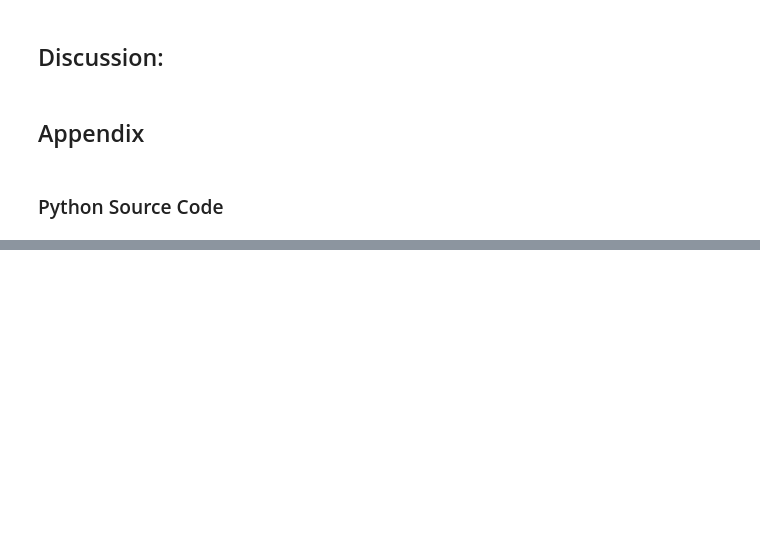
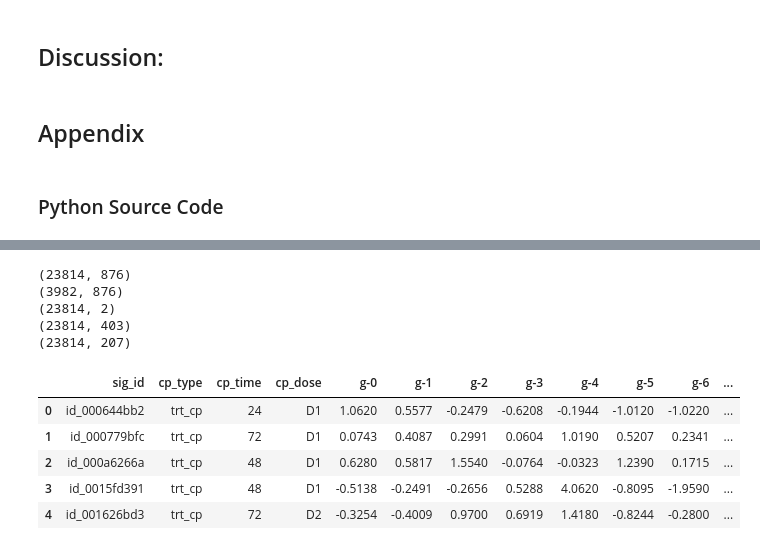
Before and after one commit to mdespinoza/MOA_Project, a Jupyter notebook: code/MOA_Project_Code.ipynb, the cells around one changed output, grey strips where cells are left out. Cells and saved outputs as stored; diff of their text form; code cells hidden in the pictures; blank space fills up the shorter version.

```diff
--- a/code/MOA_Project_Code.ipynb
+++ b/code/MOA_Project_Code.ipynb
@@ -93,4 +93,29 @@ Types of Models Mentioned:
 ## Appendix
 # %% [markdown]
 ### Python Source Code
+# %%
+import pandas as pd
+import numpy as np
+import os
+import re
+import math
+import time
+from varclushi import VarClusHi
+from sklearn.ensemble import RandomForestRegressor
+from sklearn.metrics import roc_auc_score
+from sklearn.ensemble import RandomForestClassifier
+from sklearn.metrics import confusion_matrix
+import matplotlib.pyplot as plt
+import seaborn
+import matplotlib.pyplot as plt
+from sklearn.metrics import roc_curve, auc, roc_auc_score
+from sklearn.svm import SVC
+import random
+import plotly.express as px
+import plotly.graph_objects as go
+from plotly.subplots import make_subplots
+import matplotlib.pyplot as plt
+%matplotlib inline
+
+pd.options.display.max_columns = None
 # %% [markdown]
@@ -97,0 +130,29 @@ Types of Models Mentioned:
+# %%
+#import both the data
+train_features = pd.read_csv("/Users/mdespinoza/Desktop/Github/data/train_features.csv")
+test_features = pd.read_csv("/Users/mdespinoza/Desktop/Github/data/test_features.csv")
+train_drug = pd.read_csv("/Users/mdespinoza/Desktop/Github/data/train_drug.csv")
+train_targets_nonscored = pd.read_csv("/Users/mdespinoza/Desktop/Github/data/train_targets_nonscored.csv")
+train_targets_scored = pd.read_csv("/Users/mdespinoza/Desktop/Github/data/train_targets_scored.csv")
+
+#view that all the data is there by seeing the shape
+print(train_features.shape)
+print(test_features.shape)
+print(train_drug.shape)
+print(train_targets_nonscored.shape)
+print(train_targets_scored.shape)
+# %% [output]
+(23814, 876)
+(3982, 876)
+(23814, 2)
+(23814, 403)
+(23814, 207)
+# %%
+train_features.head()
+# %% [output]
+|  | sig_id | cp_type | cp_time | cp_dose | g-0 | g-1 | g-2 | g-3 | g-4 | g-5 | g-6 | ... |
+| 0 | id_000644bb2 | trt_cp | 24 | D1 | 1.0620 | 0.5577 | -0.2479 | -0.6208 | -0.1944 | -1.0120 | -1.0220 | ... |
+| 1 | id_000779bfc | trt_cp | 72 | D1 | 0.0743 | 0.4087 | 0.2991 | 0.0604 | 1.0190 | 0.5207 | 0.2341 | ... |
+| 2 | id_000a6266a | trt_cp | 48 | D1 | 0.6280 | 0.5817 | 1.5540 | -0.0764 | -0.0323 | 1.2390 | 0.1715 | ... |
+| 3 | id_0015fd391 | trt_cp | 48 | D1 | -0.5138 | -0.2491 | -0.2656 | 0.5288 | 4.0620 | -0.8095 | -1.9590 | ... |
+| 4 | id_001626bd3 | trt_cp | 72 | D2 | -0.3254 | -0.4009 | 0.9700 | 0.6919 | 1.4180 | -0.8244 | -0.2800 | ... |
```
Also changed, not shown: parts of 13 cells of this notebook, 1 other file.
